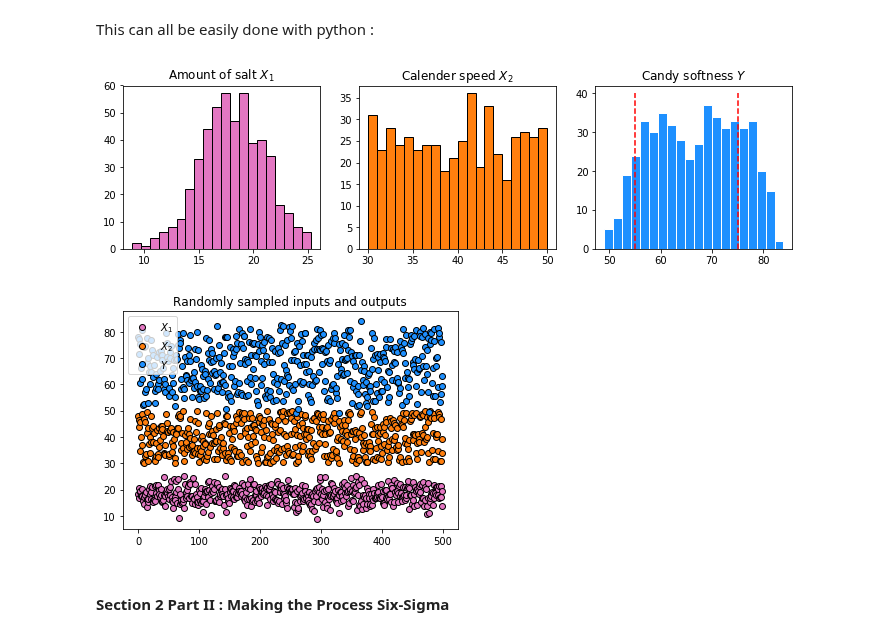
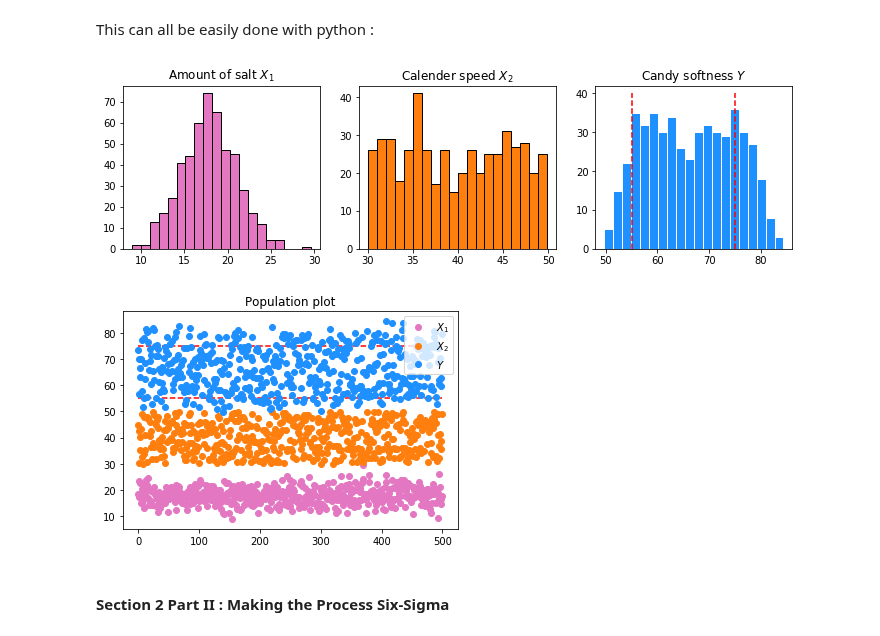
Before and after one commit to andrewrgarcia/monte-carlo, a Jupyter notebook: montecarlo.ipynb, the cells around one changed output. Cells and saved outputs as stored; diff of their text form; code cells hidden in the pictures.

```diff
--- a/montecarlo.ipynb
+++ b/montecarlo.ipynb
@@ -86,42 +86,35 @@ This can all be easily done with python :
 # %%
 import numpy as np
 def distgen(sampleno,dist_type,param1, param2):
     k, x = 0, []
     while k < sampleno: x.append(dist_type(param1,param2)); k+=1
     return np.array(x)
 
 X1 = distgen(500,random.gauss,18, 3)
 X2 = distgen(500,random.uniform,30, 50)
 
 C1, C2 = 0.6,1.4
 Y = C1*X1 + C2*X2
 
 fig = plt.figure()
-plt.subplot(1, 3, 1)
-plt.title('Amount of salt $X_1$')
-plt.hist(X1,bins=20,color='C6',edgecolor='k')
-plt.subplot(1, 3, 2)
-plt.title('Calender speed $X_2$')
-plt.hist(X2,bins=20,color='C1',edgecolor='k')
-plt.subplot(1, 3, 3)
-plt.title('Candy softness $Y$')
-plt.hist(Y,bins=20,color='dodgerblue',edgecolor='w')
+plt.subplot(1, 3, 1), plt.title('Amount of salt $X_1$'), plt.hist(X1,bins=20,color='C6',edgecolor='k')
+plt.subplot(1, 3, 2), plt.title('Calender speed $X_2$'), plt.hist(X2,bins=20,color='C1',edgecolor='k')
+plt.subplot(1, 3, 3), plt.title('Candy softness $Y$'), plt.hist(Y,bins=20,color='dodgerblue',edgecolor='w')
 'customer specifications'
-plt.vlines(55,0,40,linestyle='dashed',color='r')
-plt.vlines(75,0,40,linestyle='dashed',color='r')
+plt.vlines(55,0,40,linestyle='dashed',color='r'), plt.vlines(75,0,40,linestyle='dashed',color='r')
 fig.set_size_inches(12,3)
 plt.show()
 
 
-
-plt.title('Randomly sampled inputs and outputs')
-plt.plot(X1,'o',color='C6',markeredgecolor='k',label='$X_1$')
-plt.plot(X2,'o',color='C1',markeredgecolor='k',label='$X_2$')
-plt.plot(Y,'o',color='dodgerblue',markeredgecolor='k',label='$Y$'),plt.legend()
+plt.title('Population plot')
+plt.plot(X1,'o',color='C6',label='$X_1$')
+plt.plot(X2,'o',color='C1',label='$X_2$')
+plt.plot(Y,'o',color='dodgerblue',label='$Y$'),plt.legend()
+plt.hlines(55,0,500,linestyle='dashed',color='r'), plt.hlines(75,0,500,linestyle='dashed',color='r')
 plt.show()
 # %% [output]
-[figure, old version]
+[figure, new version]
-[figure, old version]
+[figure, new version]
 # %% [markdown]
 #### Section 2 Part II : Making the Process Six-Sigma
 # %% [markdown]
```
Also changed, not shown: parts of 4 cells of this notebook.
